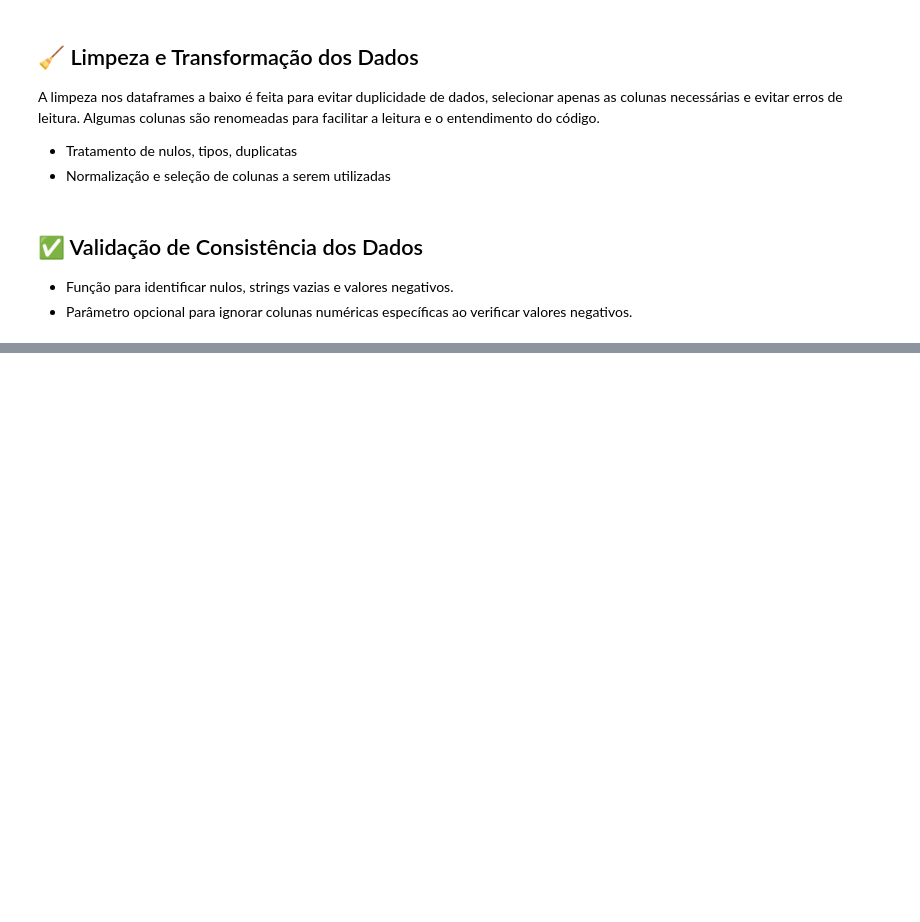
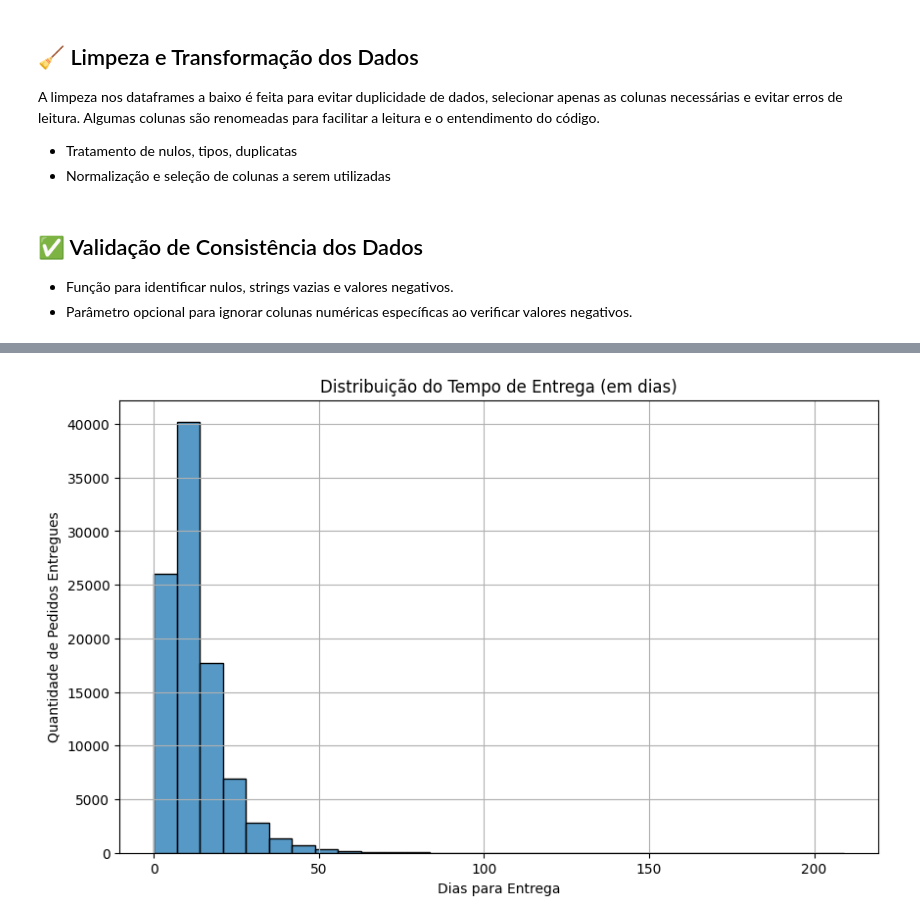
Before and after one commit to livalves/Olist-ecommerce-data-project, a Jupyter notebook: olist_ecommerce.ipynb, the cells around one changed output, grey strips where cells are left out. Saved outputs shown, nothing was run; the diff lists cells and outputs as text; code cells hidden in the pictures; blank space fills up the shorter version.

```diff
--- a/olist_ecommerce.ipynb
+++ b/olist_ecommerce.ipynb
@@ -155,0 +187,22 @@ dtype: int64
+# %%
+# Qual a distribuição do tempo de entrega dos pedidos?
+
+df_entregues = df_orders[df_orders['customer_confirmed_delivery'] == False].copy()
+
+df_entregues['delivery_time'] = (
+    df_entregues['order_delivered_customer_date'] - df_entregues['order_purchase_timestamp']
+).dt.days
+
+
+delivery_times = df_entregues['delivery_time'].dropna()
+delivery_times = delivery_times[delivery_times >= 0]
+
+plt.figure(figsize=(10,6))
+sns.histplot(delivery_times, bins=30)
+plt.title('Distribuição do Tempo de Entrega (em dias)')
+plt.xlabel('Dias para Entrega')
+plt.ylabel('Quantidade de Pedidos Entregues')
+plt.grid(True)
+plt.show()
+# %% [output]
+[figure, added]
```
Also changed, not shown: parts of 13 cells of this notebook, 2 other files.
